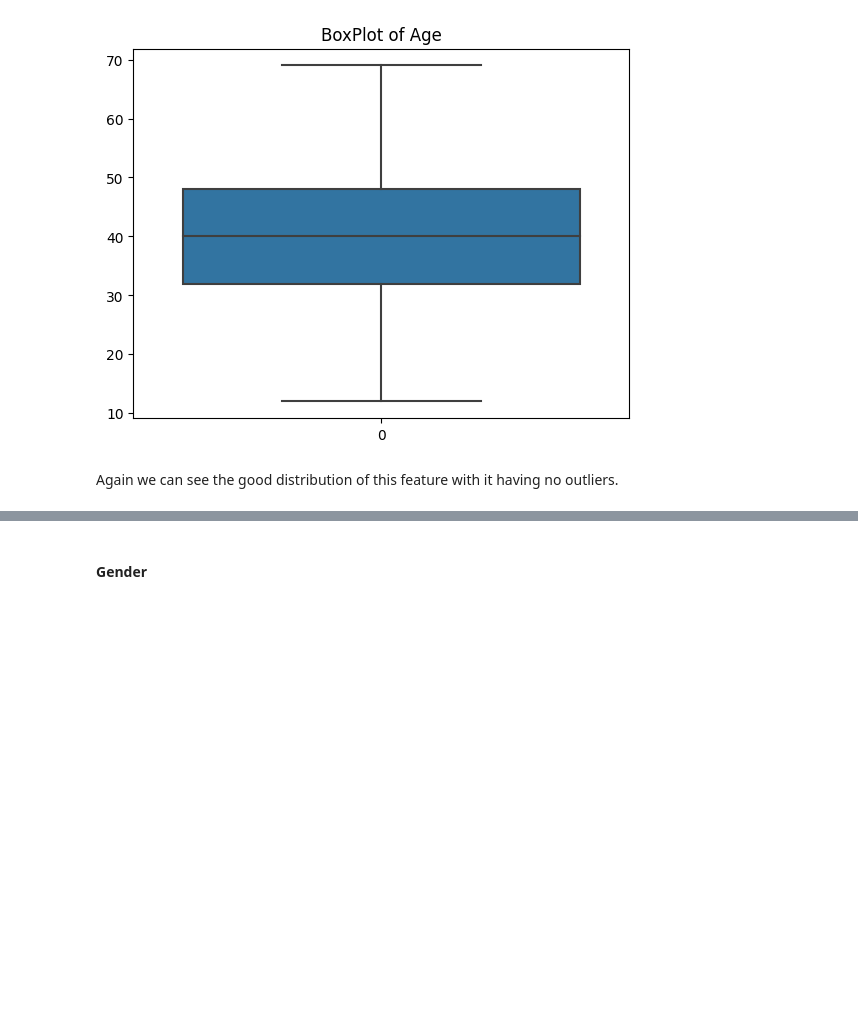
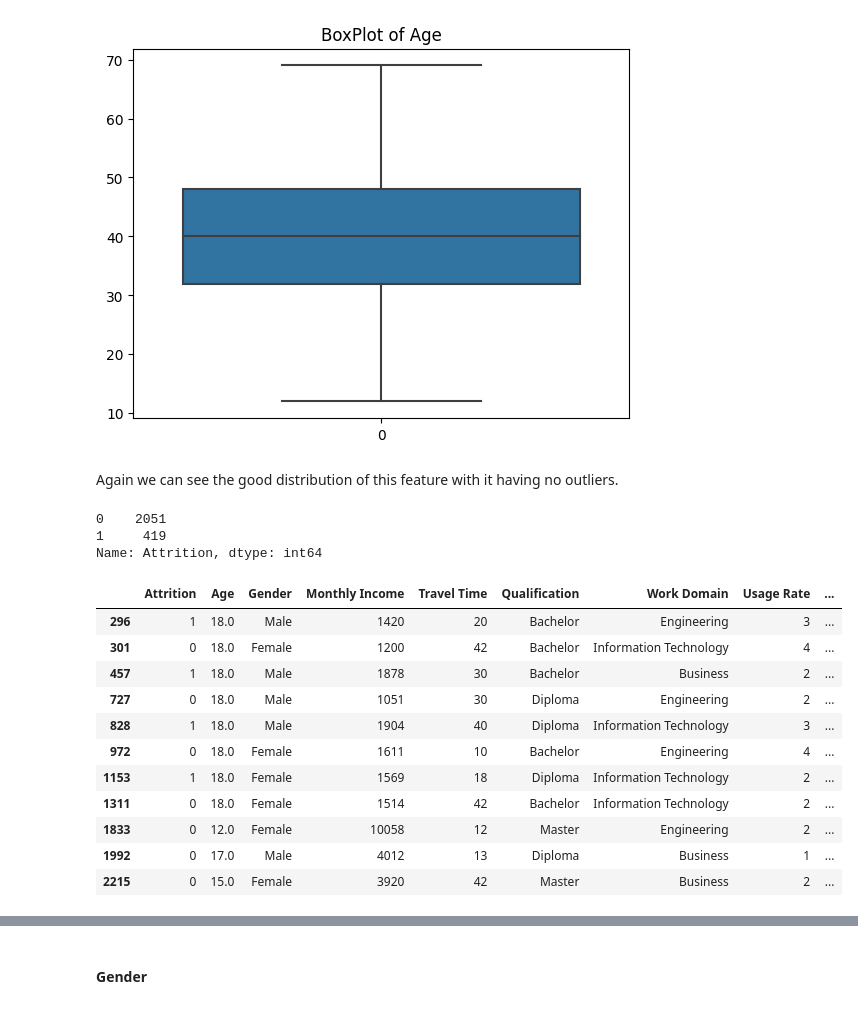
Before and after one commit to Anglesofdeath/attrition-data-science-project, a Jupyter notebook: eda.ipynb, the cells around one changed output, grey strips where cells are left out. Drawn from its saved outputs; the diff is of its cells as text; code cells hidden in the pictures; blank space fills up the shorter version.

```diff
--- a/eda.ipynb
+++ b/eda.ipynb
@@ -506,3 +541,24 @@ sns.boxplot(df['Age']).set(title='BoxPlot of Age')
 [figure]
 # %% [markdown]
 Again we can see the good distribution of this feature with it having no outliers.
+# %%
+df['Attrition'].value_counts()
+# %% [output]
+0    2051
+1     419
+Name: Attrition, dtype: int64
+# %%
+df[df['Age']<= 18]
+# %% [output]
+|  | Attrition | Age | Gender | Monthly Income | Travel Time | Qualification | Work Domain | Usage Rate | ... |
+| 296 | 1 | 18.0 | Male | 1420 | 20 | Bachelor | Engineering | 3 | ... |
+| 301 | 0 | 18.0 | Female | 1200 | 42 | Bachelor | Information Technology | 4 | ... |
+| 457 | 1 | 18.0 | Male | 1878 | 30 | Bachelor | Business | 2 | ... |
+| 727 | 0 | 18.0 | Male | 1051 | 30 | Diploma | Engineering | 2 | ... |
+| 828 | 1 | 18.0 | Male | 1904 | 40 | Diploma | Information Technology | 3 | ... |
+| 972 | 0 | 18.0 | Female | 1611 | 10 | Bachelor | Engineering | 4 | ... |
+| 1153 | 1 | 18.0 | Female | 1569 | 18 | Diploma | Information Technology | 2 | ... |
+| 1311 | 0 | 18.0 | Female | 1514 | 42 | Bachelor | Information Technology | 2 | ... |
+| 1833 | 0 | 12.0 | Female | 10058 | 12 | Master | Engineering | 2 | ... |
+| 1992 | 0 | 17.0 | Male | 4012 | 13 | Diploma | Business | 1 | ... |
+| 2215 | 0 | 15.0 | Female | 3920 | 42 | Master | Business | 2 | ... |
```
Also changed, not shown: parts of 9 cells of this notebook.
